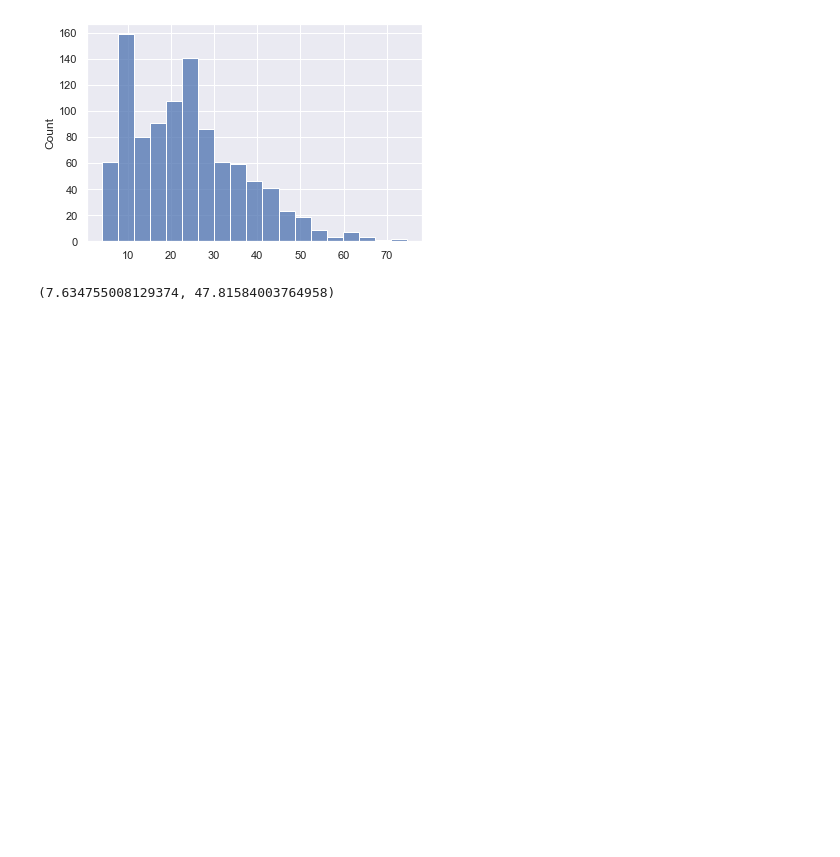
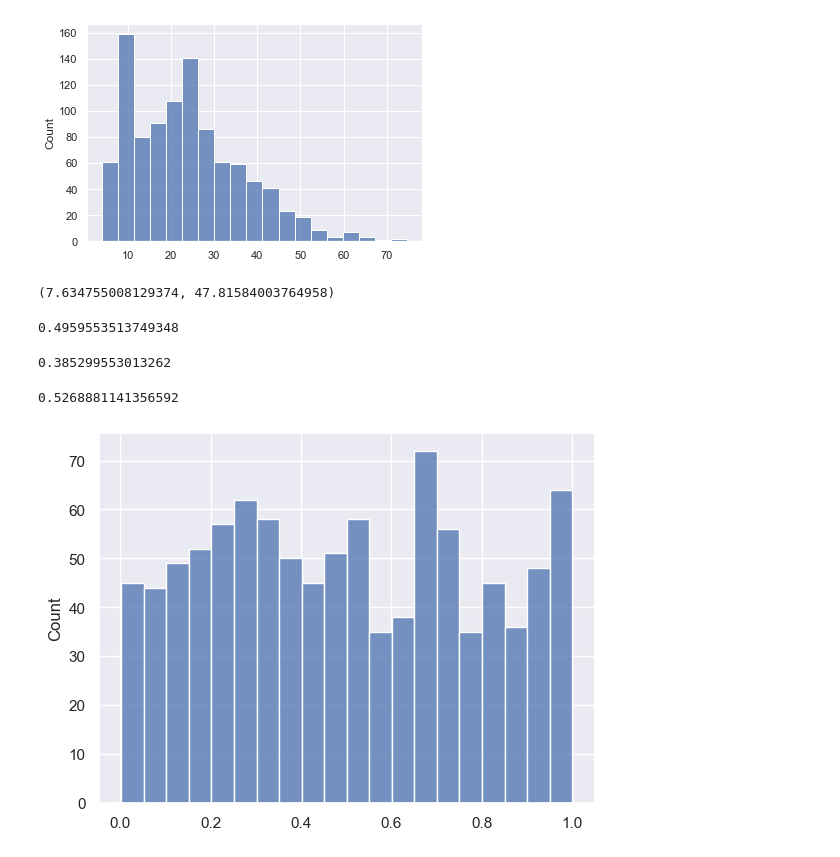
Before and after one commit to gbrs/statistical_experiments, a Jupyter notebook: Probe.ipynb, the cells around one changed output. Saved outputs shown, nothing was run; the diff lists cells and outputs as text; code cells hidden in the pictures; blank space fills up the shorter version.

Commit message:
compare proportion_ztest, chi-square, fisher_exact tests

```diff
--- a/Probe.ipynb
+++ b/Probe.ipynb
@@ -479,0 +483,37 @@ sample_means[N_EXPERIMENTS // 20 - 1], sample_means[1000 - N_EXPERIMENTS // 20 -
+# %%
+mde = 0.00  ## A/A-тест
+baseline = 0.2
+sample_size = 1000
+# %%
+result_proportions_ztest = []
+result_chisquare = []
+result_fisher = []
+for _ in tqdm(range(1000)):
+    a = np.random.binomial(1,baseline, size=sample_size)
+    b = np.random.binomial(1,baseline + mde, size=sample_size)
+    _, pval = proportions_ztest([a.sum(), b.sum()], [len(a), len(b)], )
+    result_proportions_ztest.append(pval)
+    _, pval = sps.chisquare([b.sum(), len(b) - b.sum()], [a.sum(), len(a) - a.sum()])
+    result_chisquare.append(pval)
+    _, pval = sps.fisher_exact([[b.sum(), len(b) - b.sum()], [a.sum(), len(a) - a.sum()]])
+    result_fisher.append(pval)
+# %%
+result_proportions_ztest = pd.Series(result_proportions_ztest)
+result_chisquare = pd.Series(result_chisquare)
+result_fisher = pd.Series(result_fisher)
+# %%
+result_proportions_ztest.mean()
+# %% [output]
+0.4959553513749348
+# %%
+result_chisquare.mean()
+# %% [output]
+0.385299553013262
+# %%
+result_fisher.mean()
+# %% [output]
+0.5268881141356592
+# %%
+sns.histplot(result_proportions_ztest, bins=20);
+# %% [output]
+[figure, added]
```
Also changed, not shown: parts of 3 cells of this notebook.
